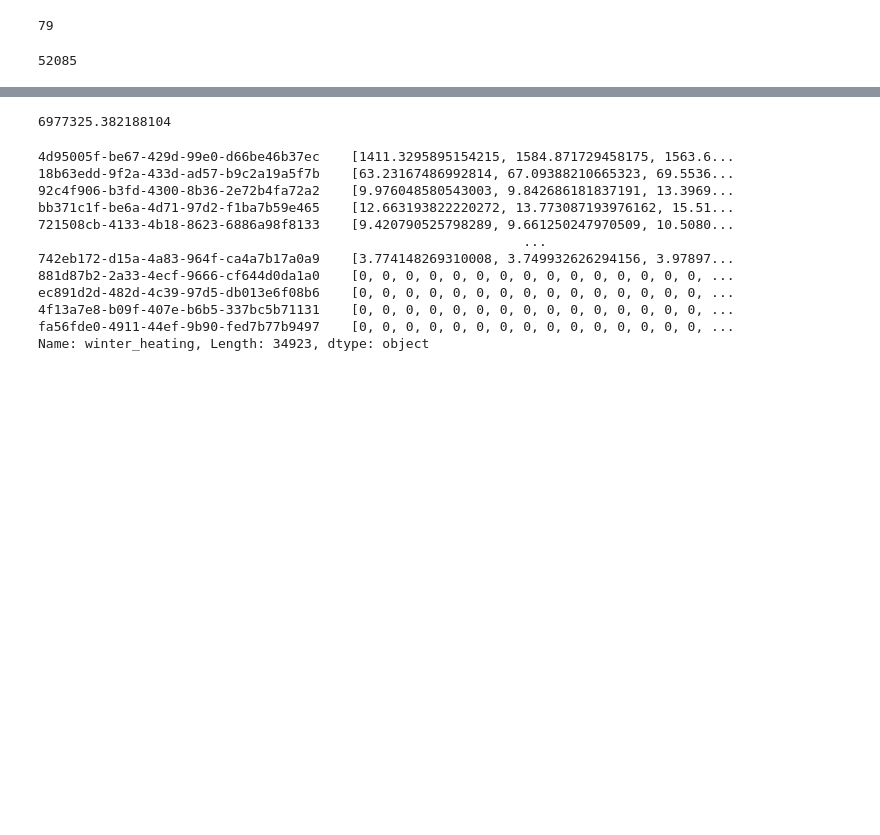
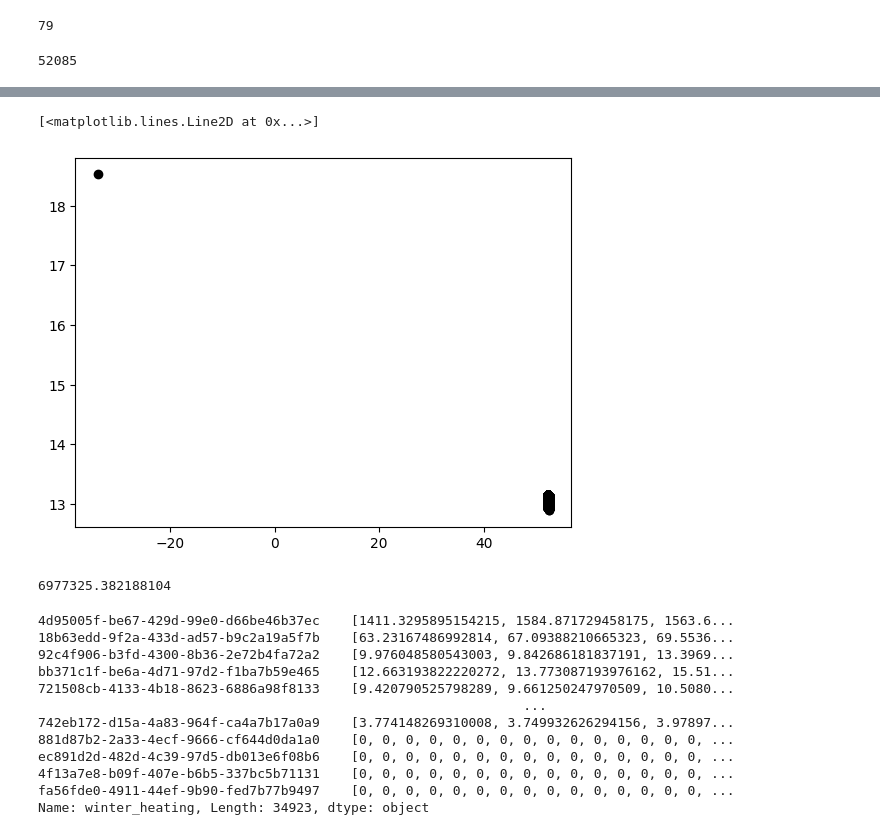
Before and after one commit to Sonaion/hackHPI2024, a Jupyter notebook: src/03_AnalyzeDataWithEnergies.ipynb, the cells around one changed output, grey strips where cells are left out. Cells and saved outputs as stored; diff of their text form; code cells hidden in the pictures; blank space fills up the shorter version.

```diff
--- a/src/03_AnalyzeDataWithEnergies.ipynb
+++ b/src/03_AnalyzeDataWithEnergies.ipynb
@@ -200,3 +249,6 @@ df_buildings[df_buildings['levels'] == 0]
 | 72f502ea-601e-43bd-992e-e0ce429a9769 | 72f502ea-601e-43bd-992e-e0ce429a9769 | industrial | [{'lat': 52.3834022, 'lon': 13.09... | False | 29.477778 | 0.0 | 0.0 | {'Electro': [0.0, 0.0, 0.0, 0.0, ... | {'Electro': [0.0, 0.0, 0.0, 0.0, ... |
 | 5387d14f-6575-4f35-95ab-edbedf55c654 | 5387d14f-6575-4f35-95ab-edbedf55c654 | transport | [{'lat': 52.3685155, 'lon': 13.08... | False | 237.360099 | 0.0 | 0.0 | {'Electro': [0.0, 0.0, 0.0, 0.0, ... | {'Electro': [0.0, 0.0, 0.0, 0.0, ... |
 | 699cb3ba-4ab4-4686-a066-ccfa8fc67bb1 | 699cb3ba-4ab4-4686-a066-ccfa8fc67bb1 | transport | [{'lat': 52.3688478, 'lon': 13.08... | False | 251.340879 | 0.0 | 0.0 | {'Electro': [0.0, 0.0, 0.0, 0.0, ... | {'Electro': [0.0, 0.0, 0.0, 0.0, ... |
+# %%
+df_buildings['geometry_average_lat'] = df_buildings['geometry'].apply(lambda x: np.mean([y['lat'] for y in x]))
+df_buildings['geometry_average_lon'] = df_buildings['geometry'].apply(lambda x: np.mean([y['lon'] for y in x]))
@@ -203,3 +279,8 @@ df_buildings[df_buildings['levels'] == 0]
+# %%
+plt.plot(df_buildings['geometry_average_lat'], df_buildings['geometry_average_lon'], 'o', color='black')
+# %% [output]
+[<matplotlib.lines.Line2D at 0x...>]
+[figure, added]
 # %%
 df_buildings['base_area'].sum()
 # %% [output]
```
Also changed, not shown: parts of 9 cells of this notebook.
